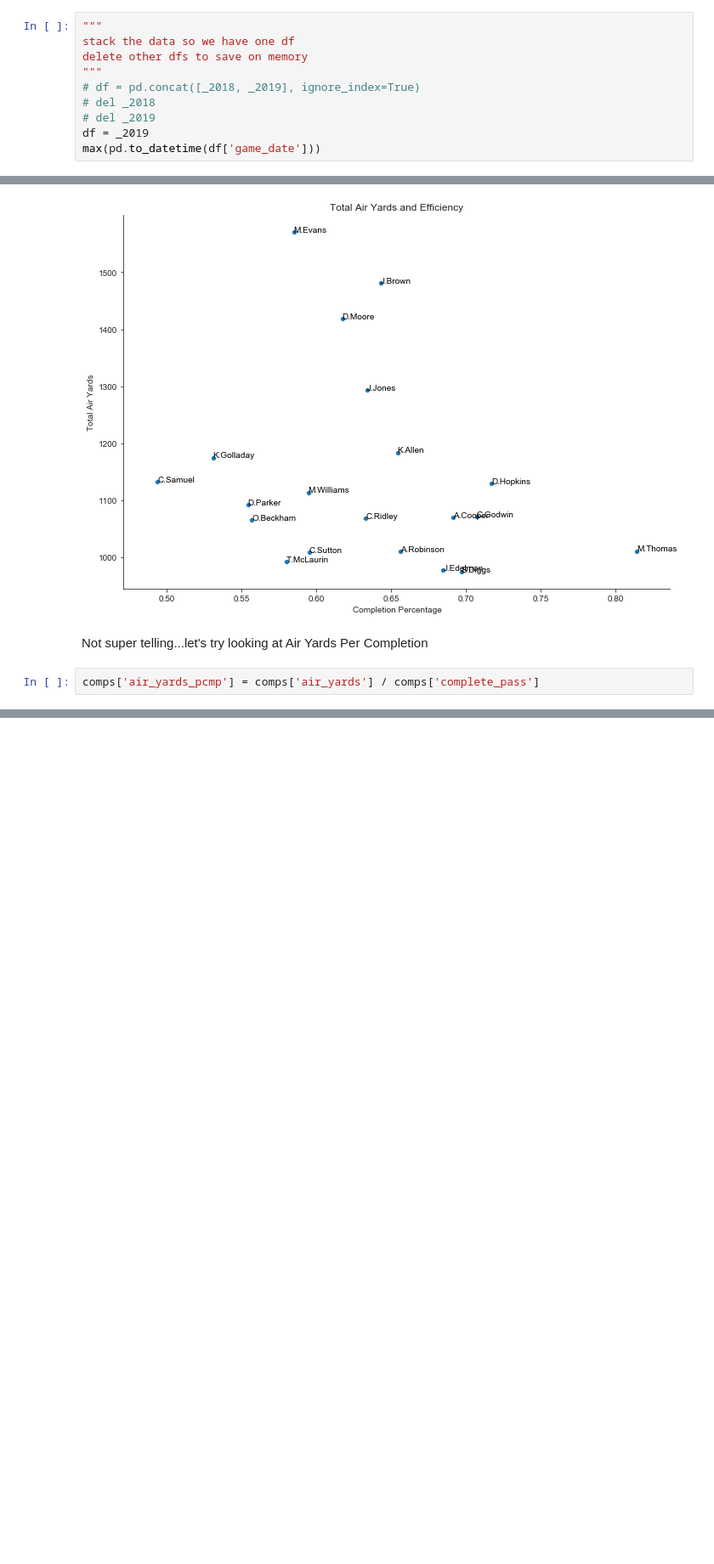
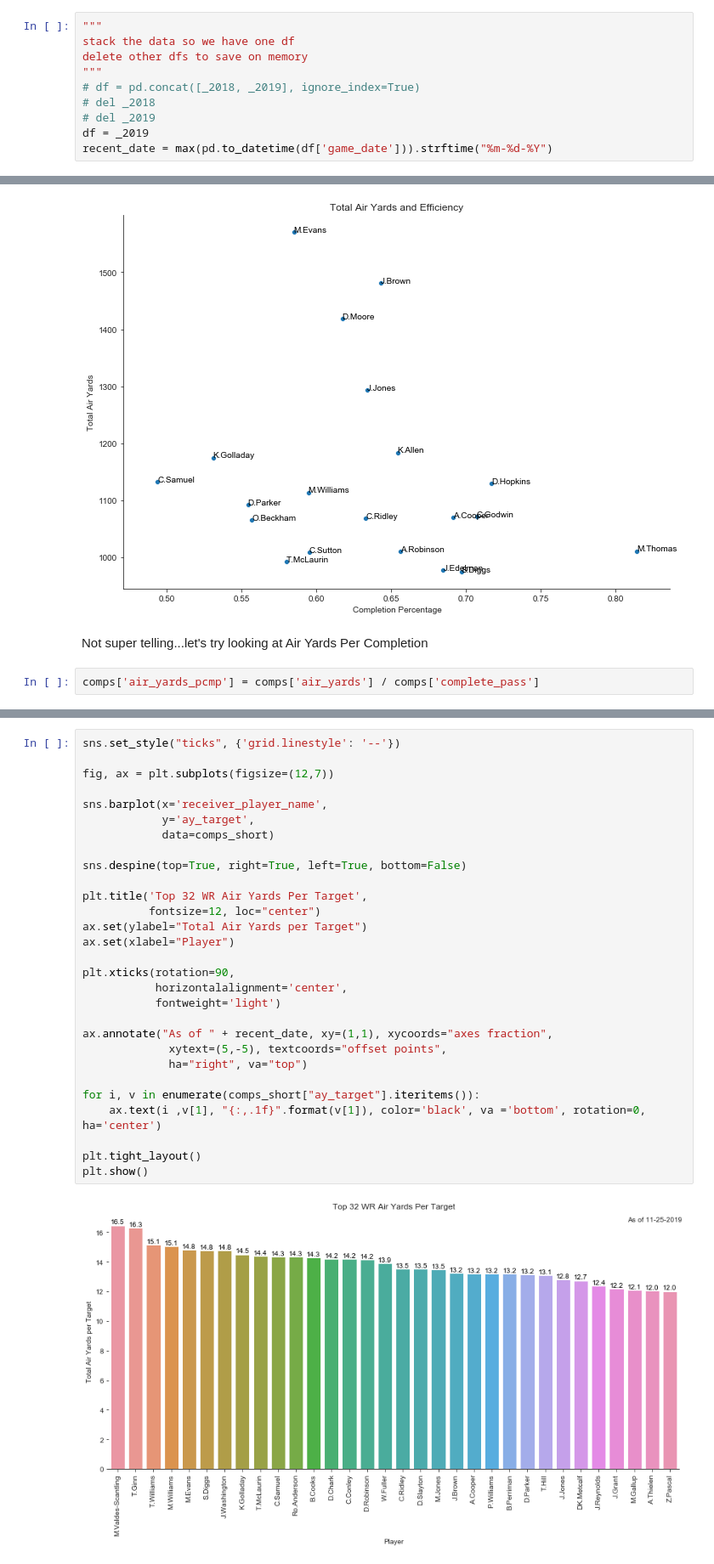
Before and after one commit to aramkaplanian/NFL_analysis, a Jupyter notebook: wr analysis.ipynb, the cells around one changed output, grey strips where cells are left out. Shown at 85% size. Saved outputs shown, nothing was run; the diff lists cells and outputs as text; blank space fills up the shorter version.

Commit message:
Continued analysis
Continued to add to WR analysis, added some charts to help viz WR production/intent of teams

```diff
--- a/wr analysis.ipynb
+++ b/wr analysis.ipynb
@@ -21,4 +21,4 @@ delete other dfs to save on memory
 # del _2018
 # del _2019
 df = _2019
-max(pd.to_datetime(df['game_date']))
+recent_date = max(pd.to_datetime(df['game_date'])).strftime("%m-%d-%Y")
@@ -260,0 +283,31 @@ plt.show()
+# %%
+sns.set_style("ticks", {'grid.linestyle': '--'})
+
+fig, ax = plt.subplots(figsize=(12,7))
+
+sns.barplot(x='receiver_player_name',
+            y='ay_target',
+            data=comps_short)
+
+sns.despine(top=True, right=True, left=True, bottom=False)
+
+plt.title('Top 32 WR Air Yards Per Target',
+          fontsize=12, loc="center")
+ax.set(ylabel="Total Air Yards per Target")
+ax.set(xlabel="Player")
+
+plt.xticks(rotation=90,
+           horizontalalignment='center',
+           fontweight='light')
+
+ax.annotate("As of " + recent_date, xy=(1,1), xycoords="axes fraction",
+             xytext=(5,-5), textcoords="offset points",
+             ha="right", va="top")
+
+for i, v in enumerate(comps_short["ay_target"].iteritems()):
+    ax.text(i ,v[1], "{:,.1f}".format(v[1]), color='black', va ='bottom', rotation=0, ha='center')
+
+plt.tight_layout()
+plt.show()
+# %% [output]
+[figure, added]
```
Also changed, not shown: parts of 7 cells of this notebook.
